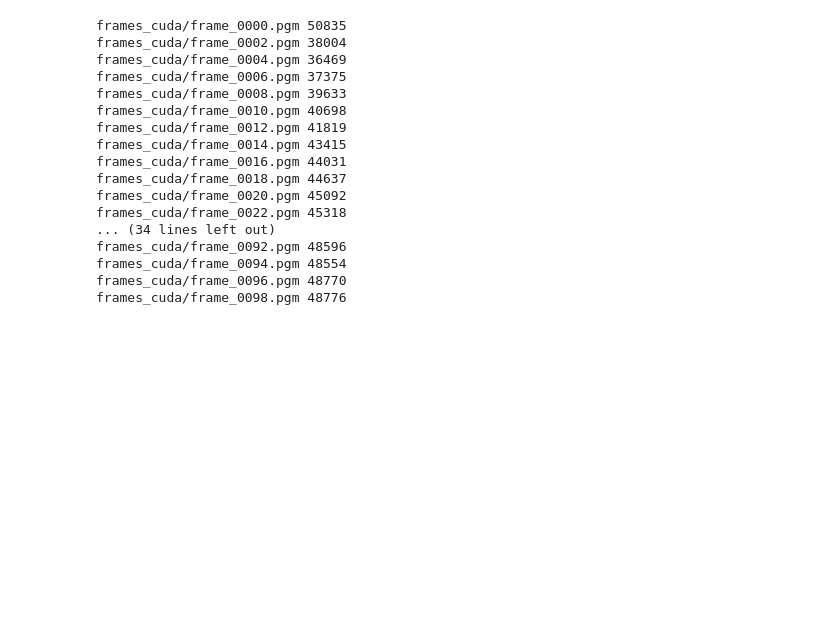
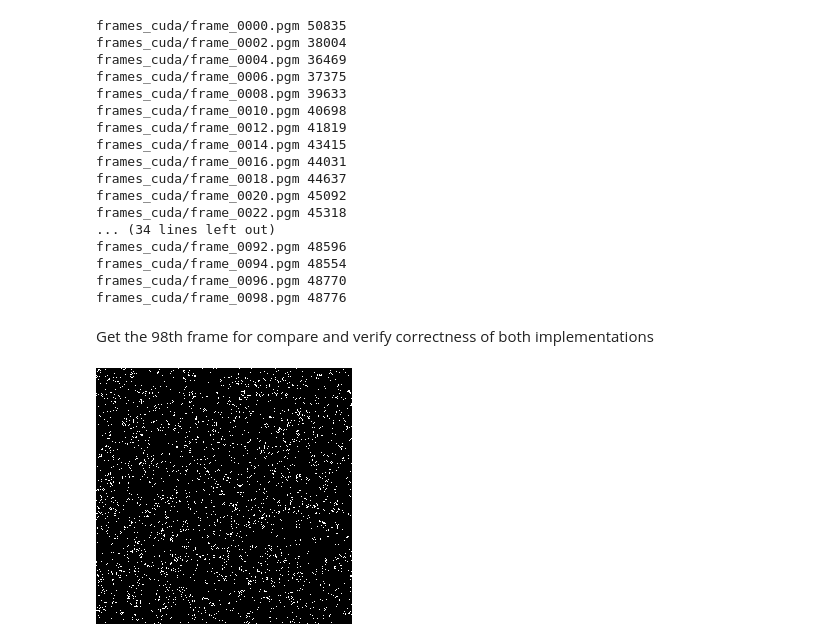
Before and after one commit to anushka-rodrigo/Conways-Game-of-Life-Implementation, a Jupyter notebook: CUDA_implementation/Conways_Game_of_Life_CUDA_implementation.ipynb, the cells around one changed output. Cells and saved outputs as stored; diff of their text form; code cells hidden in the pictures; blank space fills up the shorter version.

```diff
--- a/CUDA_implementation/Conways_Game_of_Life_CUDA_implementation.ipynb
+++ b/CUDA_implementation/Conways_Game_of_Life_CUDA_implementation.ipynb
@@ -238,3 +238,14 @@ frames_cuda/frame_0092.pgm 48596
 frames_cuda/frame_0094.pgm 48554
 frames_cuda/frame_0096.pgm 48770
 frames_cuda/frame_0098.pgm 48776
+# %% [markdown]
+Get the 98th frame for compare and verify correctness of both implementations
+# %%
+from PIL import Image
+from IPython.display import Image as IPImage
+
+img = Image.open("frames_cuda/frame_0098.pgm").resize((256, 256), Image.NEAREST)
+img.save("cuda_frame_98.png")
+IPImage("cuda_frame_98.png")
+# %% [output]
+[figure, added]
```
Also changed, not shown: parts of 1 cell of this notebook, 1 other file.
